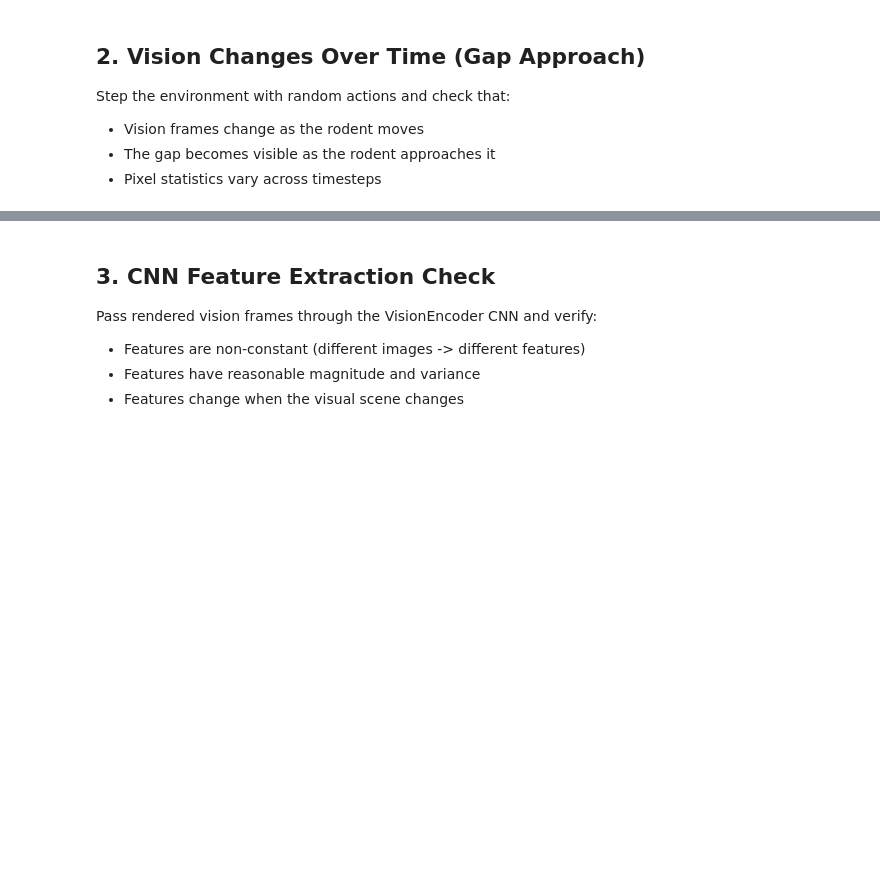
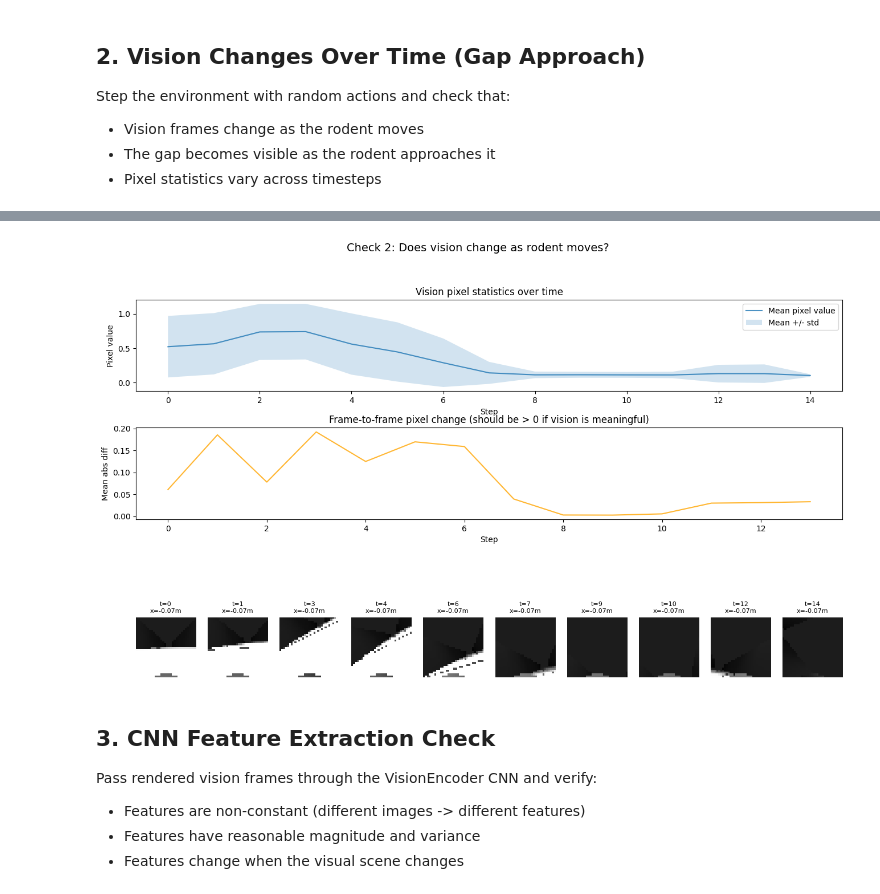
Before and after one commit to talmolab/vnl-playground, a Jupyter notebook: notebooks/vision_pipeline_validation.ipynb, the cells around one changed output, grey strips where cells are left out. Saved outputs shown, nothing was run; the diff lists cells and outputs as text; code cells hidden in the pictures; blank space fills up the shorter version.

```diff
--- a/notebooks/vision_pipeline_validation.ipynb
+++ b/notebooks/vision_pipeline_validation.ipynb
@@ -147,7 +196,7 @@ Step the environment with random actions and check that:
 - Pixel statistics vary across timesteps
 # %%
 # Run a short rollout, rendering vision at each step
-N_STEPS = 200
+N_STEPS = 50
 step_fn = jax.jit(env.step)
 render_fn = jax.jit(renderer.render)
 
@@ -190,10 +239,16 @@ print(f"Pixel std range: [{pixel_stds.min():.4f}, {pixel_stds.max():.4f}]")
 # Check frame-to-frame variation
 frame_diffs = []
 for i in range(1, len(vision_frames)):
-    diff = np.abs(vision_frames[i].astype(float) - vision_frames[i-1].astype(float)).mean()
+    diff = np.abs(
+        vision_frames[i].astype(float) - vision_frames[i - 1].astype(float)
+    ).mean()
     frame_diffs.append(diff)
 frame_diffs = np.array(frame_diffs)
 
-print(f"Frame-to-frame diff: mean={frame_diffs.mean():.6f}, max={frame_diffs.max():.6f}")
+print(
+    f"Frame-to-frame diff: mean={frame_diffs.mean():.6f}, max={frame_diffs.max():.6f}"
+)
 has_temporal_variation = frame_diffs.mean() > 1e-6
-print(f"\nVISION {'CHANGES OVER TIME' if has_temporal_variation else 'IS STATIC (problem!)'}")
+print(
+    f"\nVISION {'CHANGES OVER TIME' if has_temporal_variation else 'IS STATIC (problem!)'}"
+)
@@ -201,36 +265,42 @@ print(f"\nVISION {'CHANGES OVER TIME' if has_temporal_variation else 'IS STATIC
 fig = plt.figure(figsize=(16, 10))
 gs = gridspec.GridSpec(3, 1, height_ratios=[1, 1, 2], hspace=0.3)
 
 # Top: pixel statistics over time
 ax1 = fig.add_subplot(gs[0])
 ax1.plot(pixel_means, label="Mean pixel value", alpha=0.8)
-ax1.fill_between(range(len(pixel_means)),
-                 pixel_means - pixel_stds, pixel_means + pixel_stds,
-                 alpha=0.2, label="Mean +/- std")
+ax1.fill_between(
+    range(len(pixel_means)),
+    pixel_means - pixel_stds,
+    pixel_means + pixel_stds,
+    alpha=0.2,
+    label="Mean +/- std",
+)
 ax1.set_xlabel("Step")
 ax1.set_ylabel("Pixel value")
 ax1.set_title("Vision pixel statistics over time")
 ax1.legend()
 
 # Middle: frame-to-frame difference
 ax2 = fig.add_subplot(gs[1])
 ax2.plot(frame_diffs, color="orange", alpha=0.8)
 ax2.set_xlabel("Step")
 ax2.set_ylabel("Mean abs diff")
 ax2.set_title("Frame-to-frame pixel change (should be > 0 if vision is meaningful)")
 
 # Bottom: sample frames at regular intervals
 n_samples = min(10, len(vision_frames))
 sample_idxs = np.linspace(0, len(vision_frames) - 1, n_samples, dtype=int)
 gs_inner = gridspec.GridSpecFromSubplotSpec(1, n_samples, subplot_spec=gs[2])
 for j, idx in enumerate(sample_idxs):
     ax = fig.add_subplot(gs_inner[0, j])
     ax.imshow(vision_frames[idx][:, :, 0], cmap="gray", vmin=0, vmax=1)
     ax.set_title(f"t={idx}\nx={x_positions[idx]:.2f}m", fontsize=8)
     ax.axis("off")
 
 plt.suptitle("Check 2: Does vision change as rodent moves?", fontsize=14)
 plt.show()
+# %% [output]
+[figure, added]
 # %% [markdown]
 ## 3. CNN Feature Extraction Check
 
```
Also changed, not shown: parts of 11 cells of this notebook.
